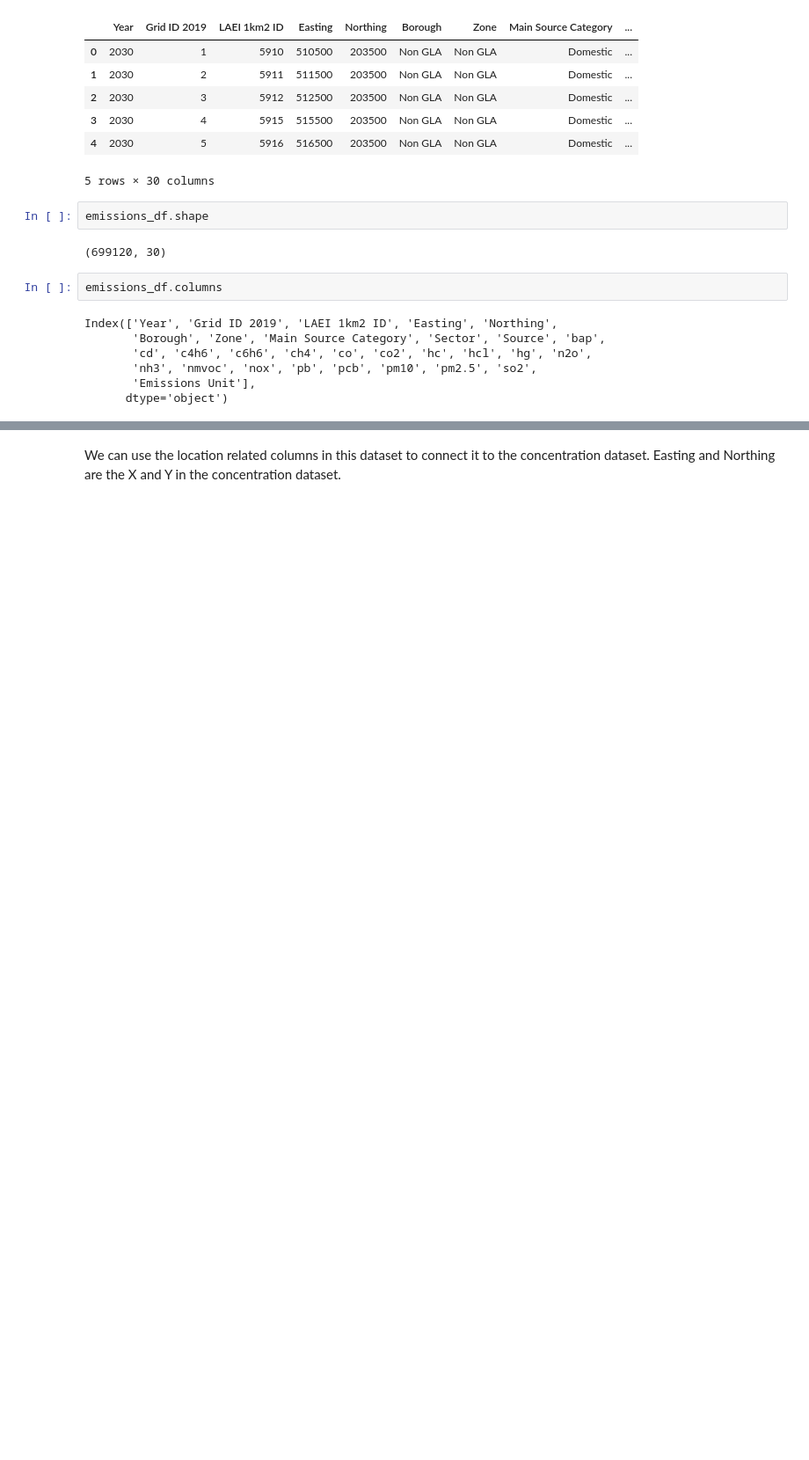
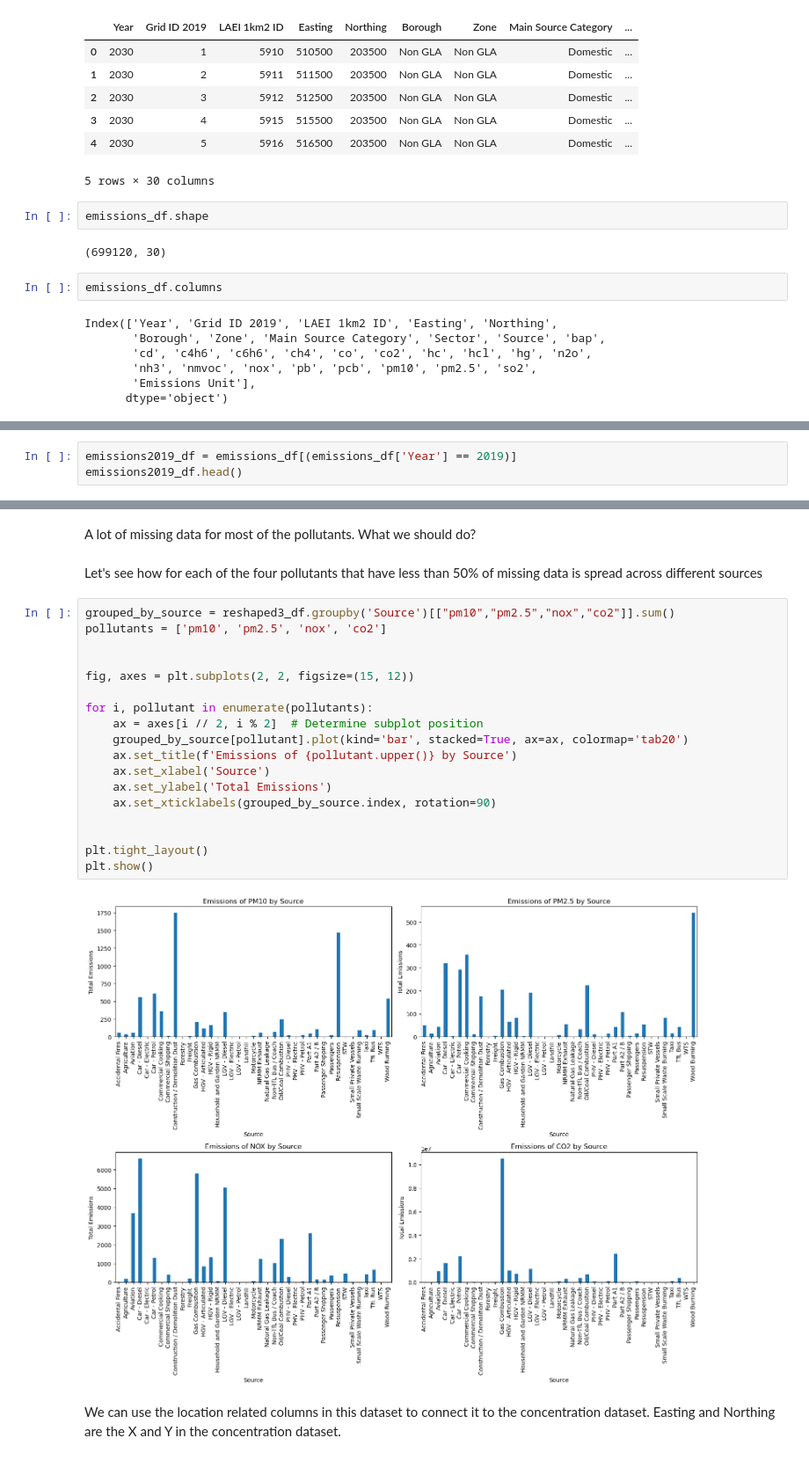
Before and after one commit to stefanopalu/MLendofmod_assignment, a Jupyter notebook: 2019LAEI.ipynb, the cells around one changed output, grey strips where cells are left out. Shown at 88% size. Cells and saved outputs as stored; diff of their text form; blank space fills up the shorter version.

```diff
--- a/2019LAEI.ipynb
+++ b/2019LAEI.ipynb
@@ -73,0 +97,3 @@ Index(['Year', 'Grid ID 2019', 'LAEI 1km2 ID', 'Easting', 'Northing',
+# %%
+emissions2019_df = emissions_df[(emissions_df['Year'] == 2019)]
+emissions2019_df.head()
@@ -74,2 +186,26 @@ Index(['Year', 'Grid ID 2019', 'LAEI 1km2 ID', 'Easting', 'Northing',
+# %% [markdown]
+A lot of missing data for most of the pollutants. What we should do?
+# %% [markdown]
+Let's see how for each of the four pollutants that have less than 50% of missing data is spread across different sources
+# %%
+grouped_by_source = reshaped3_df.groupby('Source')[["pm10","pm2.5","nox","co2"]].sum()
+pollutants = ['pm10', 'pm2.5', 'nox', 'co2']
+
+
+fig, axes = plt.subplots(2, 2, figsize=(15, 12))
+
+for i, pollutant in enumerate(pollutants):
+    ax = axes[i // 2, i % 2]  # Determine subplot position
+    grouped_by_source[pollutant].plot(kind='bar', stacked=True, ax=ax, colormap='tab20')
+    ax.set_title(f'Emissions of {pollutant.upper()} by Source')
+    ax.set_xlabel('Source')
+    ax.set_ylabel('Total Emissions')
+    ax.set_xticklabels(grouped_by_source.index, rotation=90)
+
+
+plt.tight_layout()
+plt.show()
+# %% [output]
+[figure, added]
 # %% [markdown]
 We can use the location related columns in this dataset to connect it to the concentration dataset. Easting and Northing are the X and Y in the concentration dataset.
```
Also changed, not shown: parts of 66 cells of this notebook, 1 other file.
